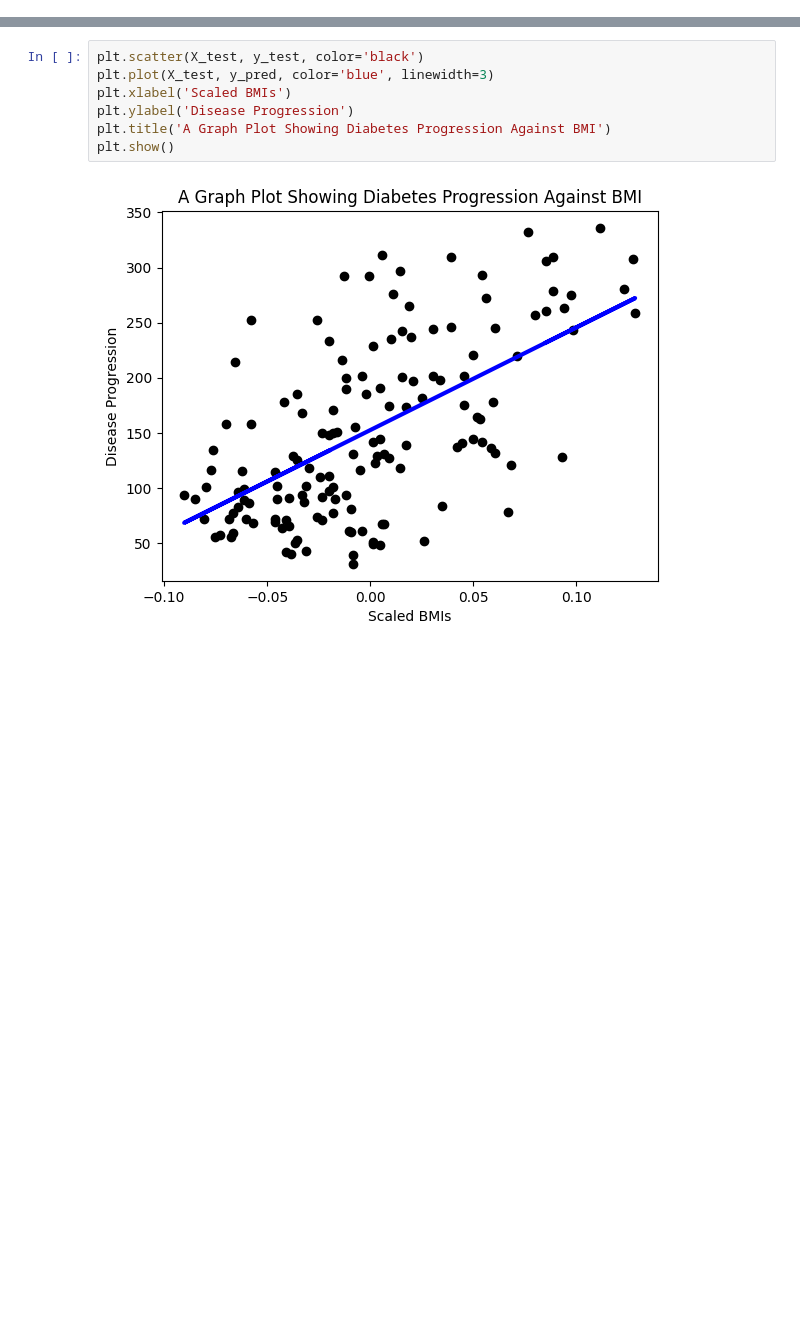
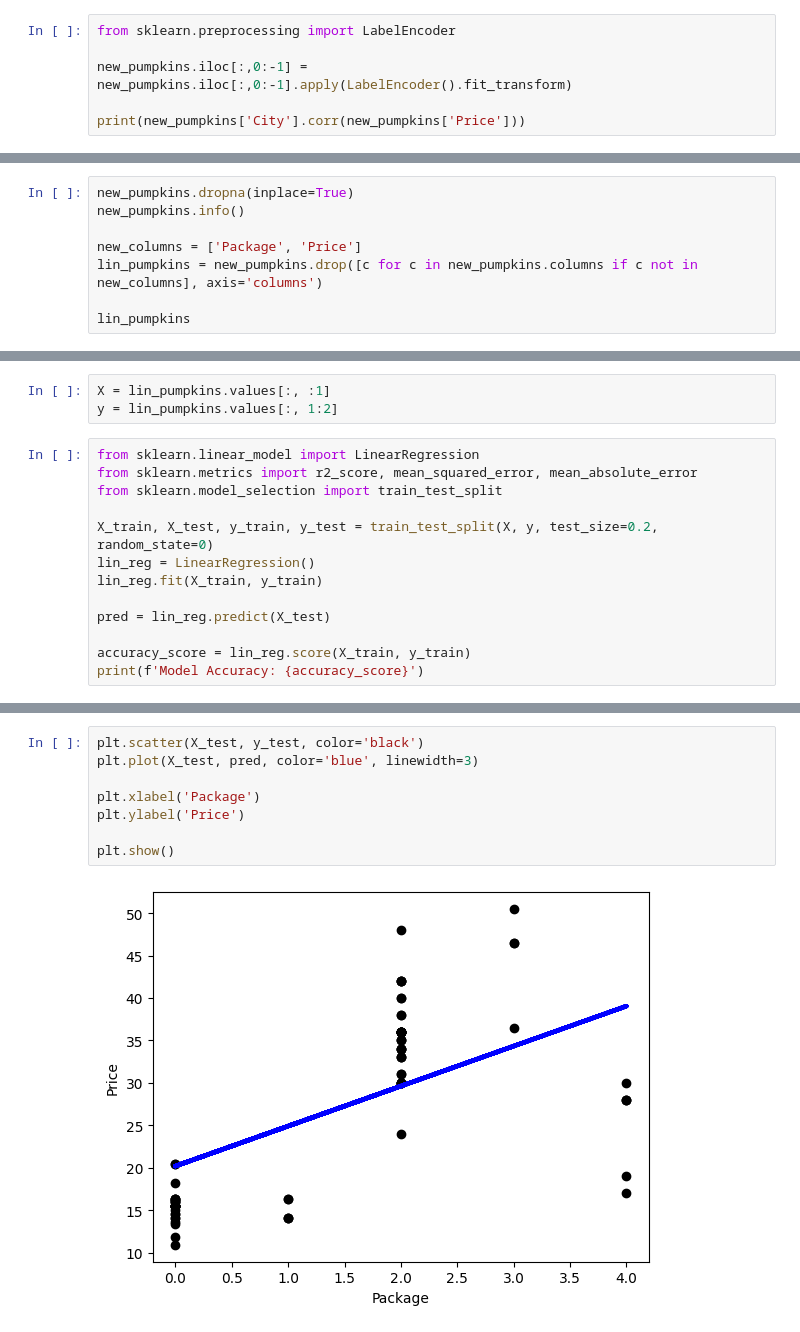
Before and after one commit to trickyrat/ml-tutorials, a Jupyter notebook: regression/line_regression.ipynb, the cells around one changed output, grey strips where cells are left out. Saved outputs shown, nothing was run; the diff lists cells and outputs as text; blank space fills up the shorter version.

Commit message:
add linear regression

```diff
--- a/regression/line_regression.ipynb
+++ b/regression/line_regression.ipynb
@@ -25,0 +54,6 @@ y_pred = model.predict(X_test)
+# %%
+from sklearn.preprocessing import LabelEncoder
+
+new_pumpkins.iloc[:,0:-1] = new_pumpkins.iloc[:,0:-1].apply(LabelEncoder().fit_transform)
+
+print(new_pumpkins['City'].corr(new_pumpkins['Price']))
@@ -25,0 +66,8 @@ y_pred = model.predict(X_test)
+# %%
+new_pumpkins.dropna(inplace=True)
+new_pumpkins.info()
+
+new_columns = ['Package', 'Price']
+lin_pumpkins = new_pumpkins.drop([c for c in new_pumpkins.columns if c not in new_columns], axis='columns')
+
+lin_pumpkins
@@ -25,0 +103,16 @@ y_pred = model.predict(X_test)
+# %%
+X = lin_pumpkins.values[:, :1]
+y = lin_pumpkins.values[:, 1:2]
+# %%
+from sklearn.linear_model import LinearRegression
+from sklearn.metrics import r2_score, mean_squared_error, mean_absolute_error
+from sklearn.model_selection import train_test_split
+
+X_train, X_test, y_train, y_test = train_test_split(X, y, test_size=0.2, random_state=0)
+lin_reg = LinearRegression()
+lin_reg.fit(X_train, y_train)
+
+pred = lin_reg.predict(X_test)
+
+accuracy_score = lin_reg.score(X_train, y_train)
+print(f'Model Accuracy: {accuracy_score}')
@@ -26,9 +121,10 @@ y_pred = model.predict(X_test)
 # %%
 plt.scatter(X_test, y_test, color='black')
-plt.plot(X_test, y_pred, color='blue', linewidth=3)
-plt.xlabel('Scaled BMIs')
-plt.ylabel('Disease Progression')
-plt.title('A Graph Plot Showing Diabetes Progression Against BMI')
+plt.plot(X_test, pred, color='blue', linewidth=3)
+
+plt.xlabel('Package')
+plt.ylabel('Price')
+
 plt.show()
 # %% [output]
-[figure, old version]
+[figure, new version]
```
Also changed, not shown: parts of 18 cells of this notebook, 4 other files.
